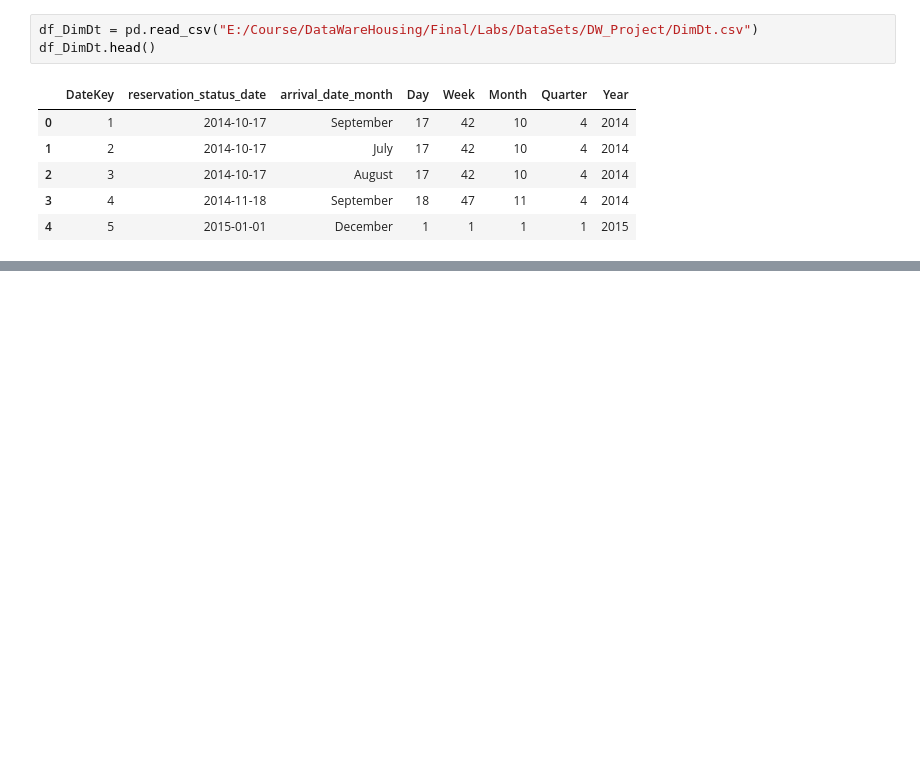
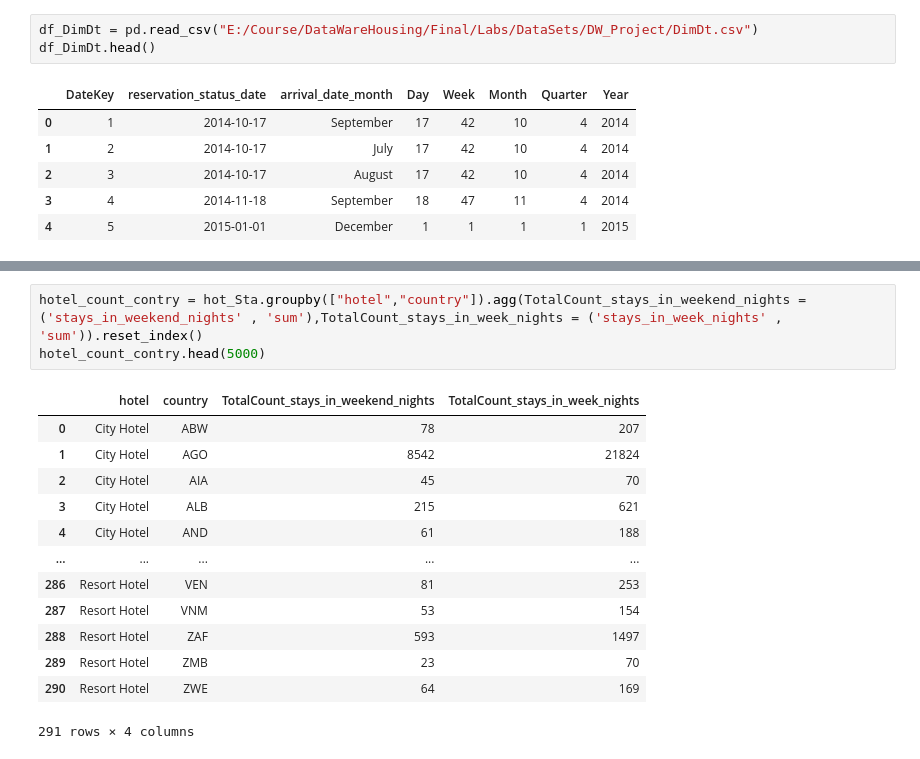
Before and after one commit to sharozraees802/data-ware-housing, a Jupyter notebook: Code/datawarehouseproject.ipynb, the cells around one changed output, grey strips where cells are left out. Cells and saved outputs as stored; diff of their text form; blank space fills up the shorter version.

```diff
--- a/Code/datawarehouseproject.ipynb
+++ b/Code/datawarehouseproject.ipynb
@@ -219,0 +259,17 @@ df_DimDt.head()
+# %%
+hotel_count_contry = hot_Sta.groupby(["hotel","country"]).agg(TotalCount_stays_in_weekend_nights = ('stays_in_weekend_nights' , 'sum'),TotalCount_stays_in_week_nights = ('stays_in_week_nights' , 'sum')).reset_index()
+hotel_count_contry.head(5000)
+# %% [output]
+|  | hotel | country | TotalCount_stays_in_weekend_nights | TotalCount_stays_in_week_nights |
+| 0 | City Hotel | ABW | 78 | 207 |
+| 1 | City Hotel | AGO | 8542 | 21824 |
+| 2 | City Hotel | AIA | 45 | 70 |
+| 3 | City Hotel | ALB | 215 | 621 |
+| 4 | City Hotel | AND | 61 | 188 |
+| ... | ... | ... | ... | ... |
+| 286 | Resort Hotel | VEN | 81 | 253 |
+| 287 | Resort Hotel | VNM | 53 | 154 |
+| 288 | Resort Hotel | ZAF | 593 | 1497 |
+| 289 | Resort Hotel | ZMB | 23 | 70 |
+| 290 | Resort Hotel | ZWE | 64 | 169 |
+291 rows × 4 columns
```
Also changed, not shown: parts of 7 cells of this notebook.
